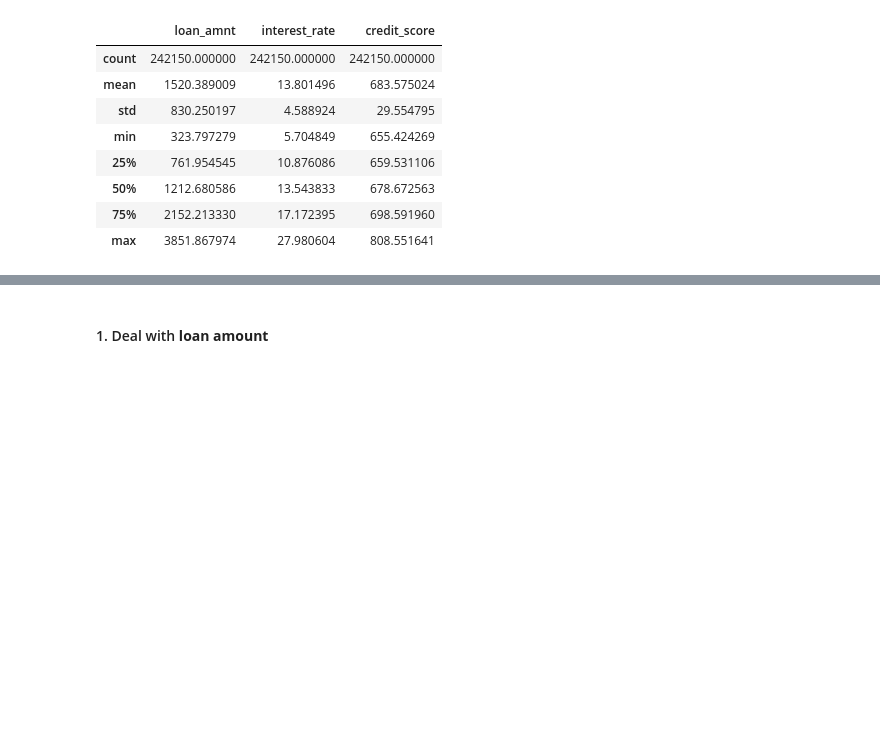
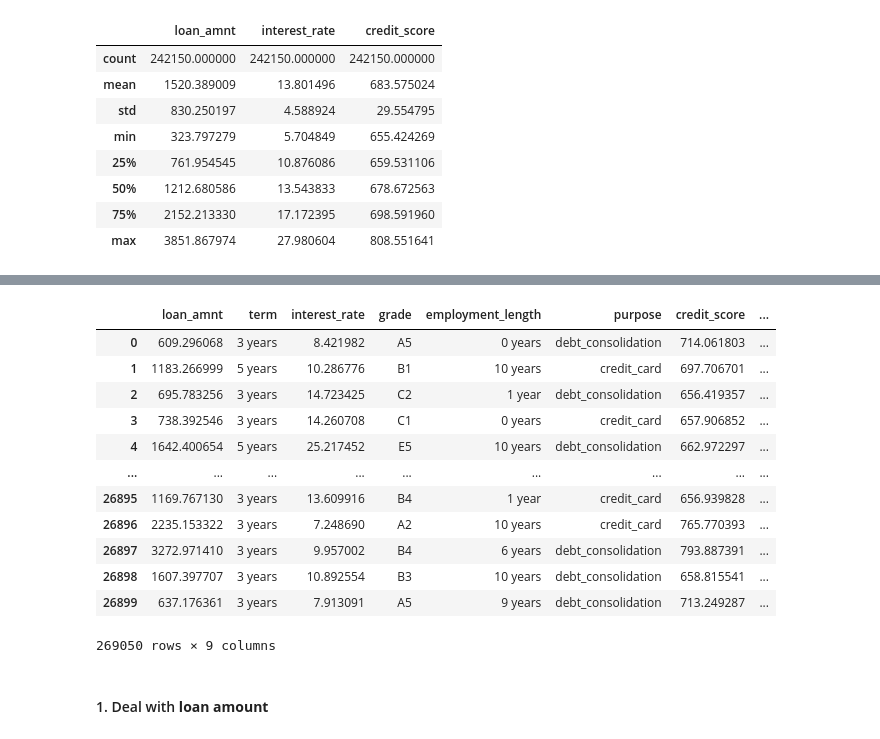
Before and after one commit to writeforfun/RIsk, a Jupyter notebook: risk.ipynb, the cells around one changed output, grey strips where cells are left out. Drawn from its saved outputs; the diff is of its cells as text; code cells hidden in the pictures; blank space fills up the shorter version.

```diff
--- a/risk.ipynb
+++ b/risk.ipynb
@@ -38,3 +42,19 @@ X.describe()
+# %%
+result
+# %% [output]
+|  | loan_amnt | term | interest_rate | grade | employment_length | purpose | credit_score | ... |
+| 0 | 609.296068 | 3 years | 8.421982 | A5 | 0 years | debt_consolidation | 714.061803 | ... |
+| 1 | 1183.266999 | 5 years | 10.286776 | B1 | 10 years | credit_card | 697.706701 | ... |
+| 2 | 695.783256 | 3 years | 14.723425 | C2 | 1 year | debt_consolidation | 656.419357 | ... |
+| 3 | 738.392546 | 3 years | 14.260708 | C1 | 0 years | credit_card | 657.906852 | ... |
+| 4 | 1642.400654 | 5 years | 25.217452 | E5 | 10 years | debt_consolidation | 662.972297 | ... |
+| ... | ... | ... | ... | ... | ... | ... | ... | ... |
+| 26895 | 1169.767130 | 3 years | 13.609916 | B4 | 1 year | credit_card | 656.939828 | ... |
+| 26896 | 2235.153322 | 3 years | 7.248690 | A2 | 10 years | credit_card | 765.770393 | ... |
+| 26897 | 3272.971410 | 3 years | 9.957002 | B4 | 6 years | debt_consolidation | 793.887391 | ... |
+| 26898 | 1607.397707 | 3 years | 10.892554 | B3 | 10 years | debt_consolidation | 658.815541 | ... |
+| 26899 | 637.176361 | 3 years | 7.913091 | A5 | 9 years | debt_consolidation | 713.249287 | ... |
+269050 rows × 9 columns
 # %% [markdown]
 #### 1. Deal with **loan amount**
 # %%
```
Also changed, not shown: parts of 54 cells of this notebook.
